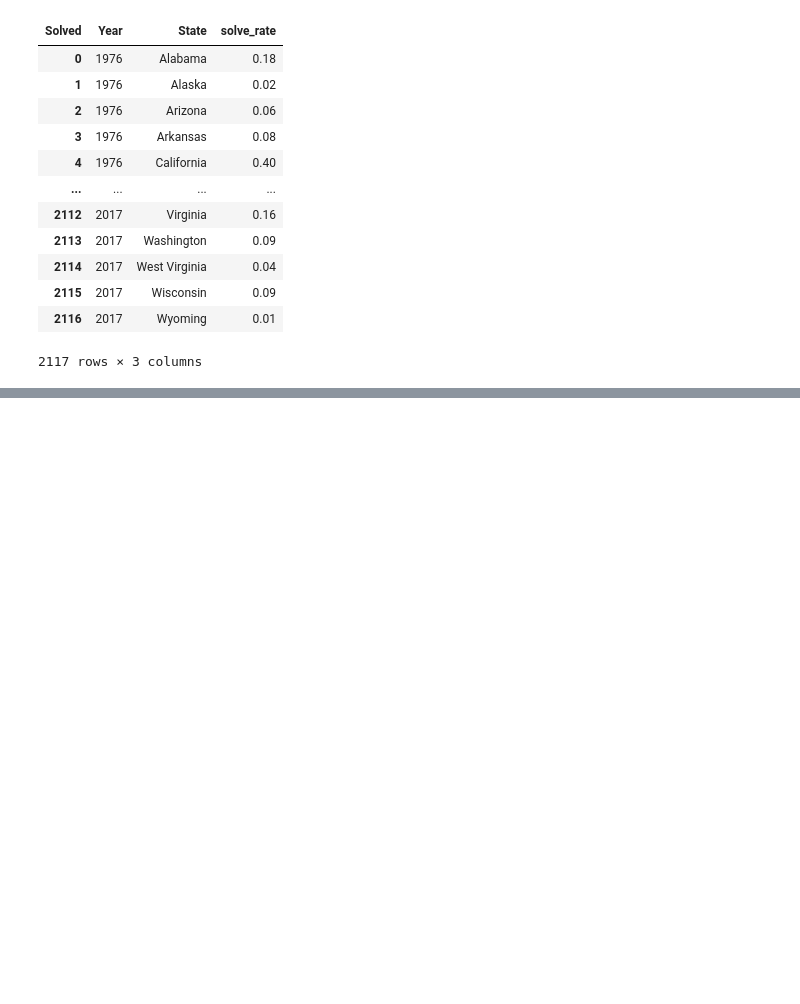
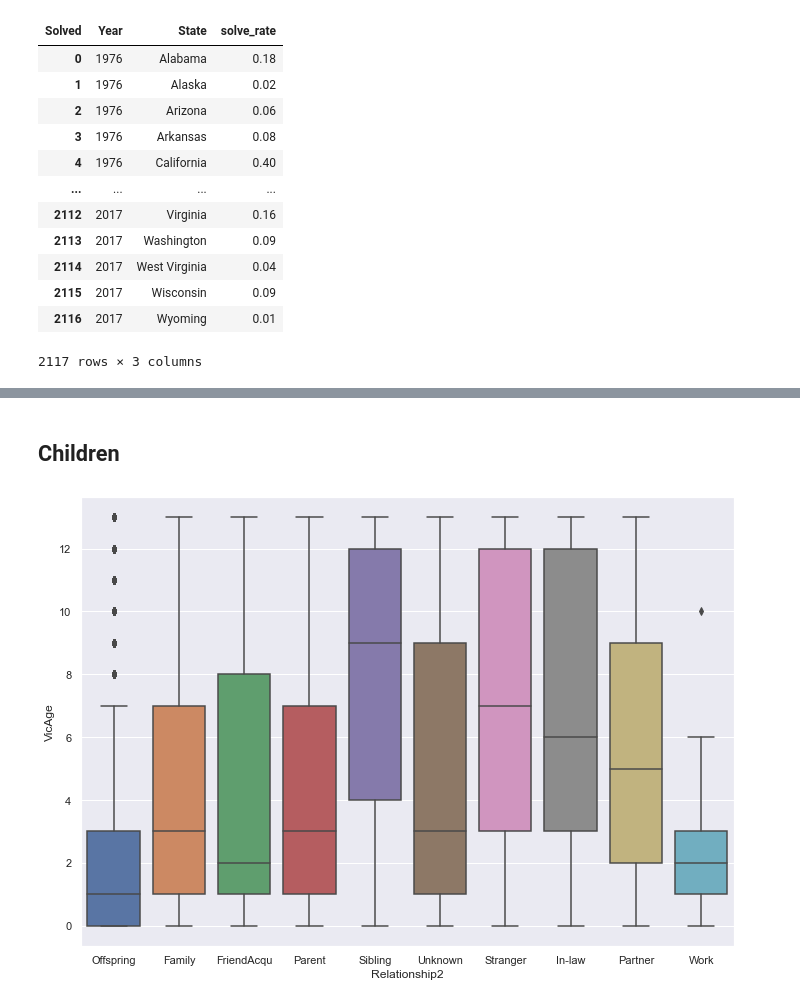
Before and after one commit to MegWilmore/MAP, a Jupyter notebook: exploration.ipynb, the cells around one changed output, grey strips where cells are left out. Cells and saved outputs as stored; diff of their text form; code cells hidden in the pictures; blank space fills up the shorter version.

Commit message:
Looked into minors. Parents are slowly ageing, most of the child murders are commited by parents. Weird pic in 1993

```diff
--- a/exploration.ipynb
+++ b/exploration.ipynb
@@ -374,3 +376,5 @@ fig.update_layout(template='presentation',
 fig.show()
 # %% [output]
 [interactive output not drawn]
+# %% [markdown]
+## Children
@@ -376,0 +475,11 @@ fig.show()
+# %%
+
+shr_data['Relationship2'] = shr_data['Relationship'].map(relationship_dict)
+shr_data['Weapon2'] = shr_data['Weapon'].map(method_dict)
+minors=shr_data.loc[shr_data['VicAge']< 14]
+pd.DataFrame(minors.groupby(['Relationship2'])['VicAge'].mean())
+sns.boxplot(x="Relationship2", y="VicAge", data=minors)
+sns.set(rc={'figure.figsize':(15,8.27)})
+plt.show()
+# %% [output]
+[figure, added]
```
Also changed, not shown: parts of 8 cells of this notebook.
